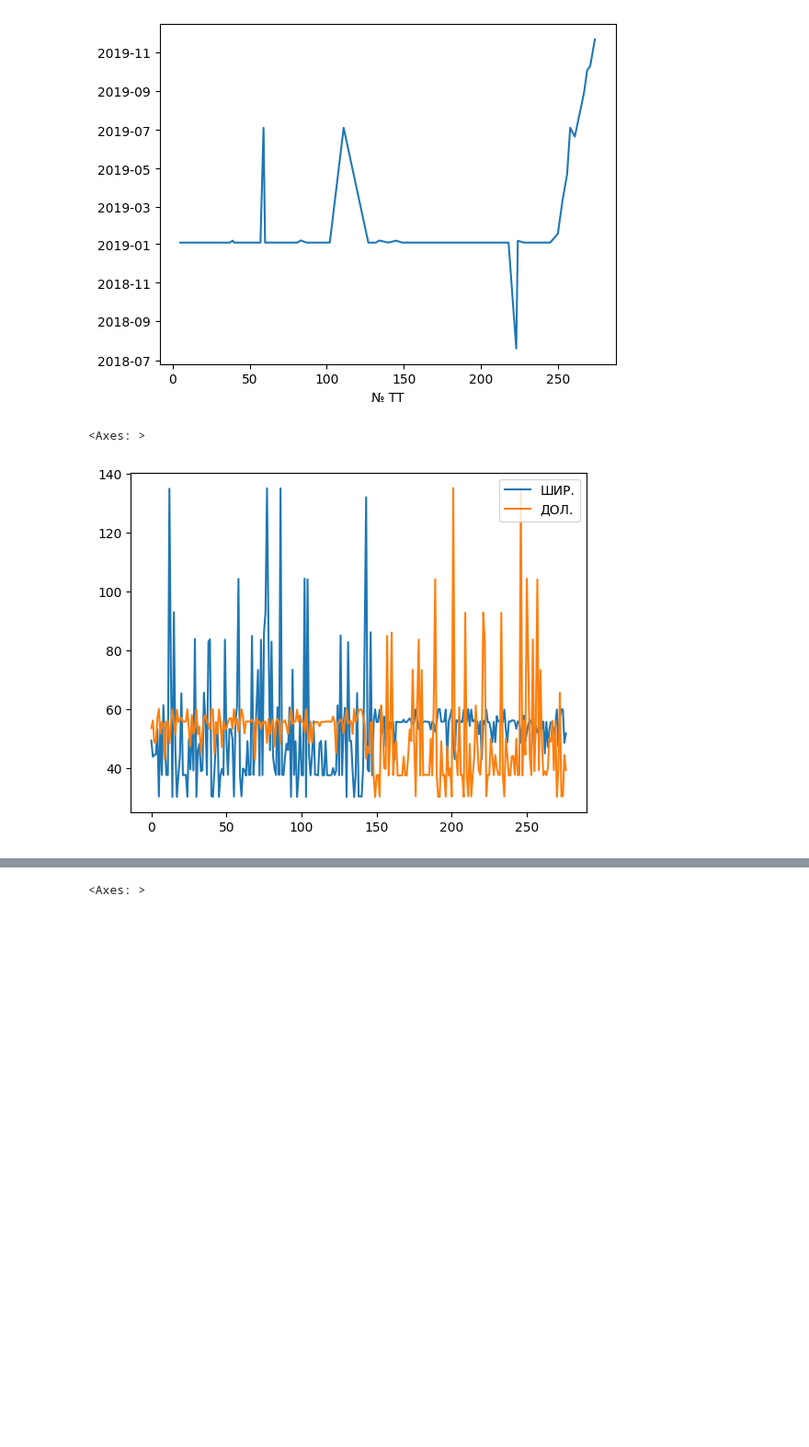
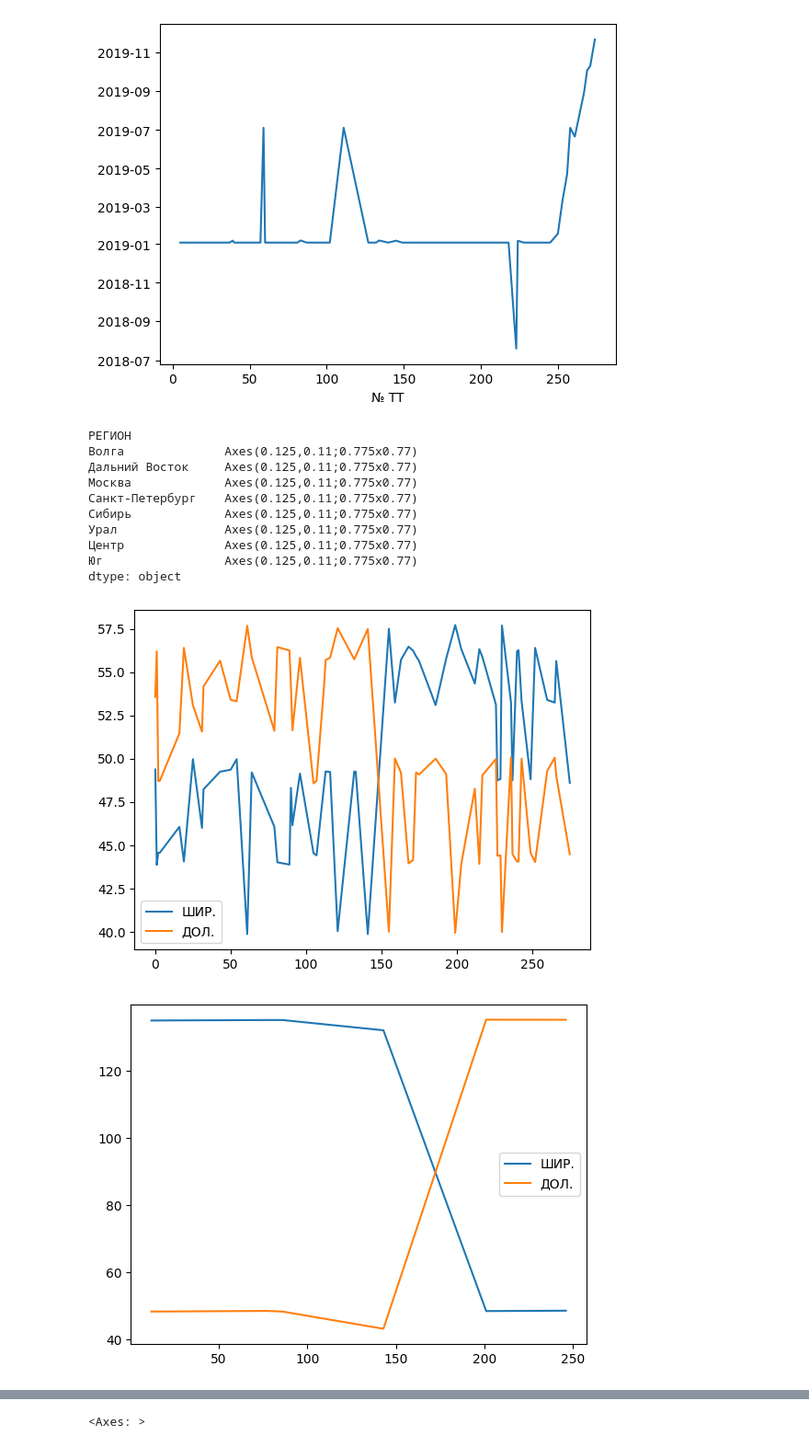
Before and after one commit to sishevchenko/analyze_client_info, a Jupyter notebook: analyze.ipynb, the cells around one changed output, grey strips where cells are left out. Shown at 92% size. Drawn from its saved outputs; the diff is of its cells as text; code cells hidden in the pictures; blank space fills up the shorter version.

```diff
--- a/analyze.ipynb
+++ b/analyze.ipynb
@@ -27,7 +28,19 @@ df_sales.groupby("№ TT")['НЕДЕЛЯ'].mean().plot() # Не хватает
 <Axes: xlabel='№ TT'>
 [figure]
 # %%
-df_store[['ШИР.', 'ДОЛ.']].plot() # Координаты перепутаны местами (в центре видно как графики зеркально друг друга повторяют)
+# Координаты перепутаны местами (в центре видно как графики зеркально друг друга повторяют)
+# До ТТ 150 координаты перепутамы в Московском, Питерском, Волжском, Центральном, Дальне Восточном регионах
+df_store.groupby("РЕГИОН")[['ШИР.', 'ДОЛ.']].plot()
 # %% [output]
-<Axes: >
+РЕГИОН
+Волга              Axes(0.125,0.11;0.775x0.77)
+Дальний Восток     Axes(0.125,0.11;0.775x0.77)
+Москва             Axes(0.125,0.11;0.775x0.77)
+Санкт-Петербург    Axes(0.125,0.11;0.775x0.77)
+Сибирь             Axes(0.125,0.11;0.775x0.77)
+Урал               Axes(0.125,0.11;0.775x0.77)
+Центр              Axes(0.125,0.11;0.775x0.77)
+Юг                 Axes(0.125,0.11;0.775x0.77)
+dtype: object
-[figure, old version]
+[figure, new version]
+[figure, added]
```
Also changed, not shown: parts of 6 cells of this notebook, 5 other files.
